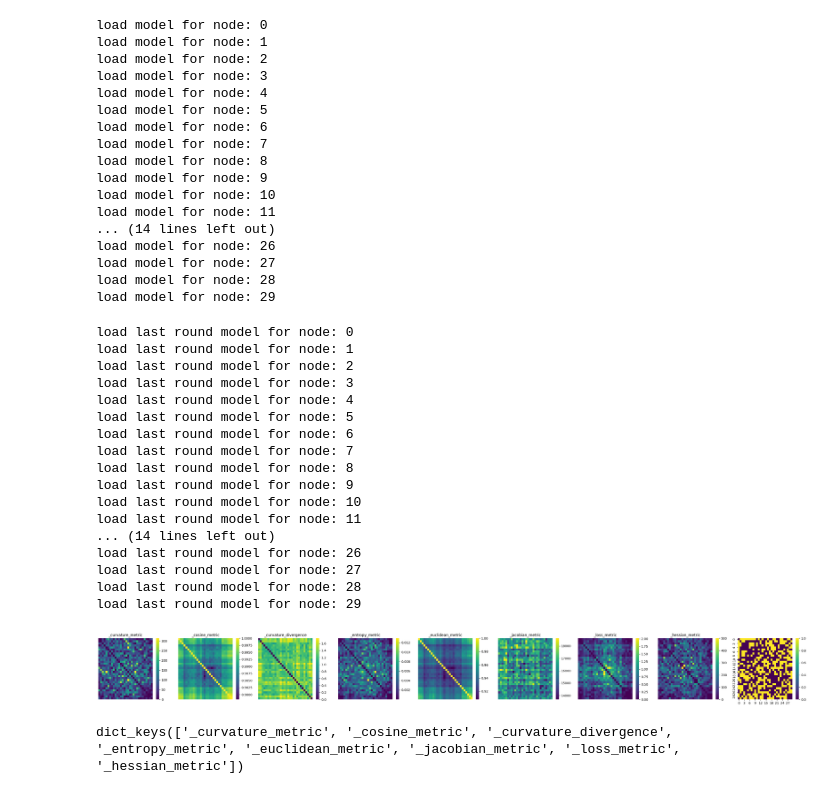
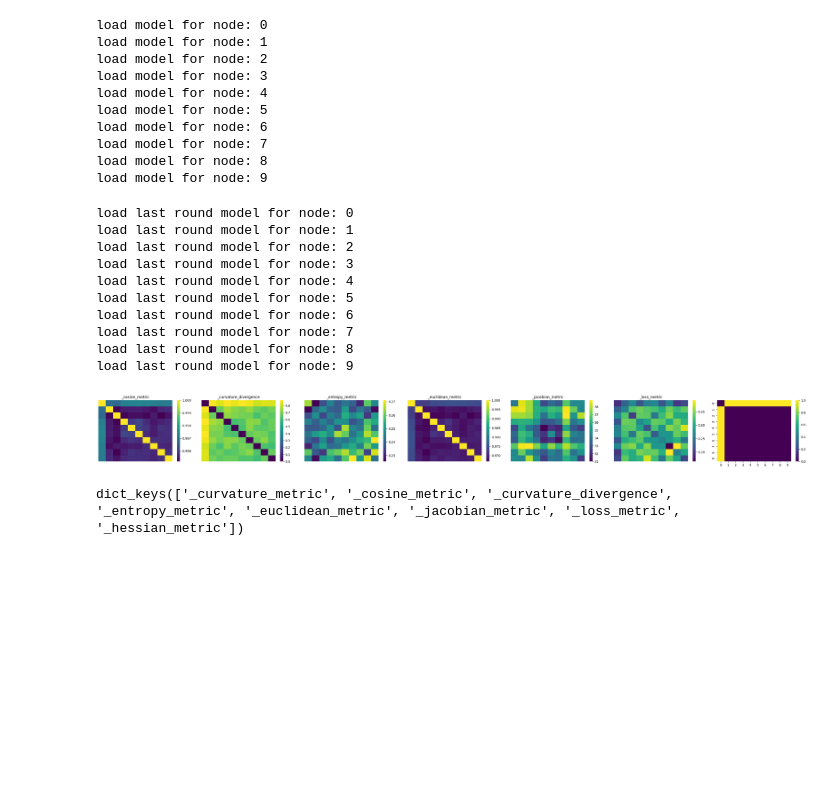
Before and after one commit to luke-feng/TIA, a Jupyter notebook: test_tia.ipynb, the cells around one changed output. Saved outputs shown, nothing was run; the diff lists cells and outputs as text; code cells hidden in the pictures; blank space fills up the shorter version.

Commit message:
change models

```diff
--- a/test_tia.ipynb
+++ b/test_tia.ipynb
@@ -29,9 +30,9 @@ with open(train_loader_file, 'rb') as f:
 
 num = len(train_loaders)
 # %%
-model = MLP()
+model = FashionMNISTModelMLP()
 # %%
-model_folder = f'{scenario_folder}\\Aggregated_models\\Round_39\\'
+model_folder = f'{scenario_folder}\\Aggregated_models\\Round_9\\'
 clients = []
 for node_id in range(num):
     print(f"load model for node: {node_id}")
@@ -54,15 +55,8 @@ load model for node: 6
 load model for node: 7
 load model for node: 8
 load model for node: 9
-load model for node: 10
-load model for node: 11
-... (14 lines left out)
-load model for node: 26
-load model for node: 27
-load model for node: 28
-load model for node: 29
 # %%
-model_folder = f'{scenario_folder}\\Aggregated_models\\Round_38\\'
+model_folder = f'{scenario_folder}\\Aggregated_models\\Round_8\\'
 clients_last = []
 for node_id in range(num):
     print(f"load last round model for node: {node_id}")
@@ -85,21 +79,14 @@ load last round model for node: 6
 load last round model for node: 7
 load last round model for node: 8
 load last round model for node: 9
-load last round model for node: 10
-load last round model for node: 11
-... (14 lines left out)
-load last round model for node: 26
-load last round model for node: 27
-load last round model for node: 28
-load last round model for node: 29
 # %%
 all_metrics = {}
 # %%
 device = 'cuda'
 # %%
-for approach in ['_curvature_metric', '_cosine_metric', '_curvature_divergence',
-    '_entropy_metric', '_euclidean_metric', '_jacobian_metric', '_loss_metric', '_hessian_metric']:
-# for approach in ['_curvature_metric', '_cosine_metric']:
+for approach in ['_cosine_metric', '_curvature_divergence', '_entropy_metric', '_euclidean_metric', '_jacobian_metric', '_loss_metric']:
+#     '_entropy_metric', '_euclidean_metric', '_jacobian_metric', '_loss_metric', '_hessian_metric']:
+# # for approach in ['_curvature_metric', '_cosine_metric']:
     metrics = []
     for i in range(0, num):
         row = []
@@ -140,17 +127,17 @@ for approach in ['_curvature_metric', '_cosine_metric', '_curvature_divergence',
 # %%
 import matplotlib.pyplot as plt
 import seaborn as sns
 
-fig, axes = plt.subplots(1, 9, figsize=(32, 3.5))
+fig, axes = plt.subplots(1, 7, figsize=(32, 3.5))
 for ax, (title, matrix) in zip(axes[0:8], all_metrics.items()):
     sns.heatmap(matrix, ax=ax, cmap="viridis", cbar=True)
     ax.set_title(title)
     ax.axis('off')
 sns.heatmap(label, ax=axes[-1], cmap="viridis", cbar=True)
 plt.tight_layout()
 plt.show()
 # %% [output]
-[figure, old version]
+[figure, new version]
 # %%
 from sklearn.cluster import KMeans, SpectralClustering
 from sklearn.mixture import GaussianMixture
```
Also changed, not shown: parts of 3 cells of this notebook, 31 other files.
